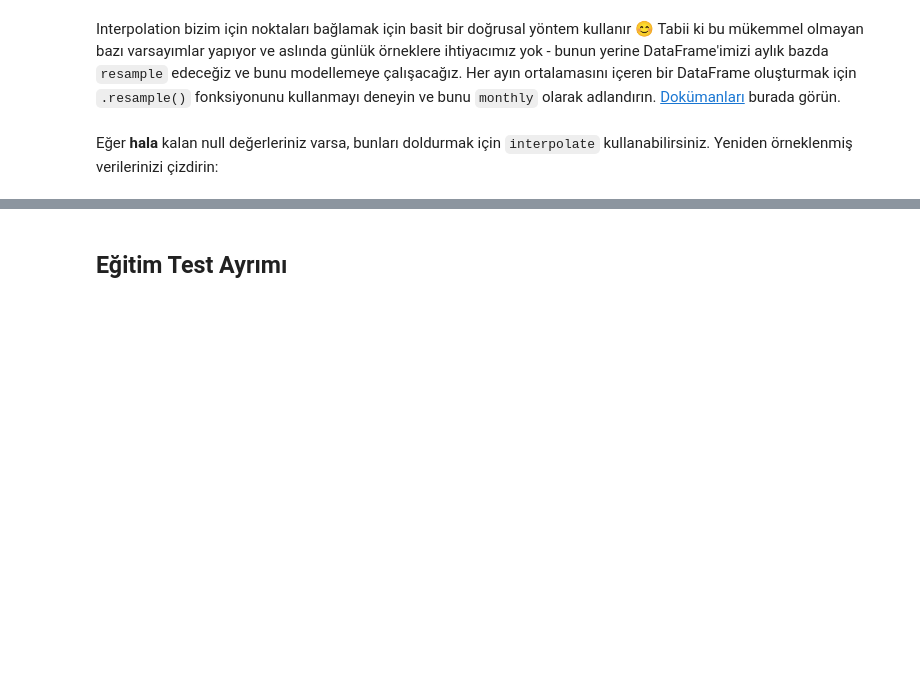
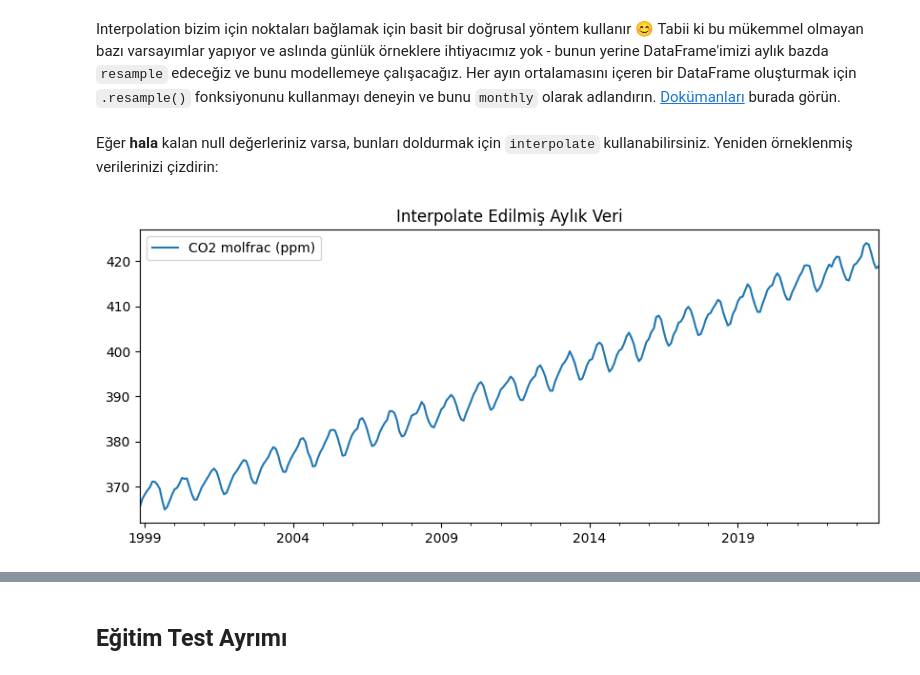
Before and after one commit to gcemozdogan/S17D4-S-arima-seasonal, a Jupyter notebook: arima_seasonal_intro.ipynb, the cells around one changed output, grey strips where cells are left out. Drawn from its saved outputs; the diff is of its cells as text; code cells hidden in the pictures; blank space fills up the shorter version.

```diff
--- a/arima_seasonal_intro.ipynb
+++ b/arima_seasonal_intro.ipynb
@@ -151,0 +150,7 @@ Eksik değerlerin gerçekte nerede olduğunu görelim. Sahip __olmamız gereken_
+# %%
+# Tüm günleri içeren index'i oluştur ve reindex yap
+full_date_range = pd.date_range(start=df.index.min(), end=df.index.max())
+df_reindexed = df.reindex(full_date_range)
+
+# İlk 100 kayıttaki eksik değerleri göster
+df_reindexed.head(100)[df_reindexed.head(100).isnull().any(axis=1)]
@@ -160,2 +183,5 @@ Interpolation bizim için noktaları bağlamak için basit bir doğrusal yöntem
+# %%
+# Veriyi aylık ortalamalara çevir (MS = Month Start)
+monthly = df_reindexed.resample('MS').mean()
 # %% [markdown]
 Eğer __hala__ kalan null değerleriniz varsa, bunları doldurmak için `interpolate` kullanabilirsiniz. Yeniden örneklenmiş verilerinizi çizdirin:
@@ -164,2 +188,11 @@ Eğer __hala__ kalan null değerleriniz varsa, bunları doldurmak için `interpo
+# %%
+# Kalan null değerleri lineer olarak doldur
+monthly = monthly.interpolate(method='linear')
+
+# Çizdir
+monthly[-300:].plot(figsize=(10, 4), title="Interpolate Edilmiş Aylık Veri")
+plt.show()
+# %% [output]
+[figure, added]
 # %%
 monthly[-300:].plot()
```
Also changed, not shown: parts of 82 cells of this notebook, 4 other files.
